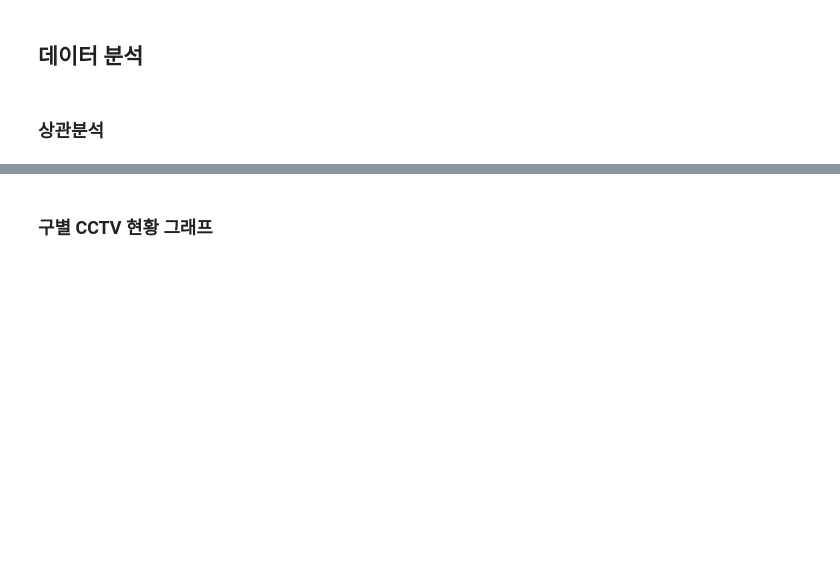
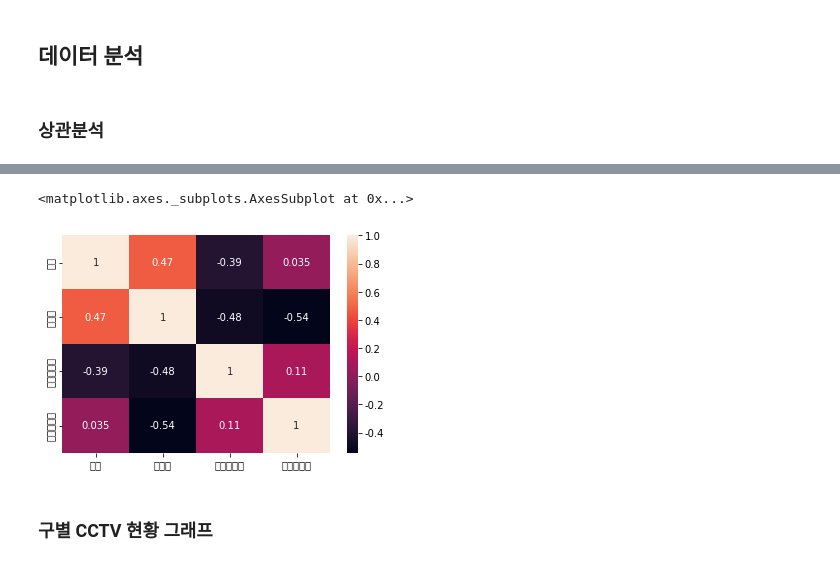
Before and after one commit to HssngH/project, a Jupyter notebook: Basic_analysis_with_Python_ipynb의_사본.ipynb, the cells around one changed output, grey strips where cells are left out. Drawn from its saved outputs; the diff is of its cells as text; code cells hidden in the pictures; blank space fills up the shorter version.

```diff
--- a/Basic_analysis_with_Python_ipynb의_사본.ipynb
+++ b/Basic_analysis_with_Python_ipynb의_사본.ipynb
@@ -623,0 +694,6 @@ memory usage: 2.8+ KB
+# %%
+# 구별 외국인비율과 고령자비율 계산
+pop.head()
+pop['외국인비율']=pop['외국인']/pop['인구수']*100
+pop['고령자비율']=pop['고령자']/pop['인구수']*100
+pop.head()
@@ -631,3 +738,5 @@ memory usage: 2.8+ KB
 ## 데이터 병합
 # %%
 # CCTV 데이터에서 불필요한 부분 삭제
+df.drop(df.loc[:,"2012년 이전":"2020년"].columns,axis=1,inplace=True)
+df.head()
@@ -638,2 +760,4 @@ memory usage: 2.8+ KB
 # %%
 # 두 데이터 병합 (구 이름 기준)
+final=pd.merge(df,pop,left_on="구분",right_on="자치구")
+final.head()
@@ -641,0 +771,6 @@ memory usage: 2.8+ KB
+# %%
+# 구 이름을 index로 부여하기
+final.drop("자치구",axis=1,inplace=True)
+final
+final.set_index("구분",inplace=True)
+final
@@ -651,3 +810,9 @@ memory usage: 2.8+ KB
+# %%
+# heatmap으로 나타내기
+sns.heatmap(final[['총계','인구수','고령자비율','외국인비율']].corr(method="spearman"),annot=True)
+# %% [output]
+<matplotlib.axes._subplots.AxesSubplot at 0x...>
+[figure, added]
 # %% [markdown]
 ### 구별 CCTV 현황 그래프
 # %%
```
Also changed, not shown: parts of 59 cells of this notebook.
